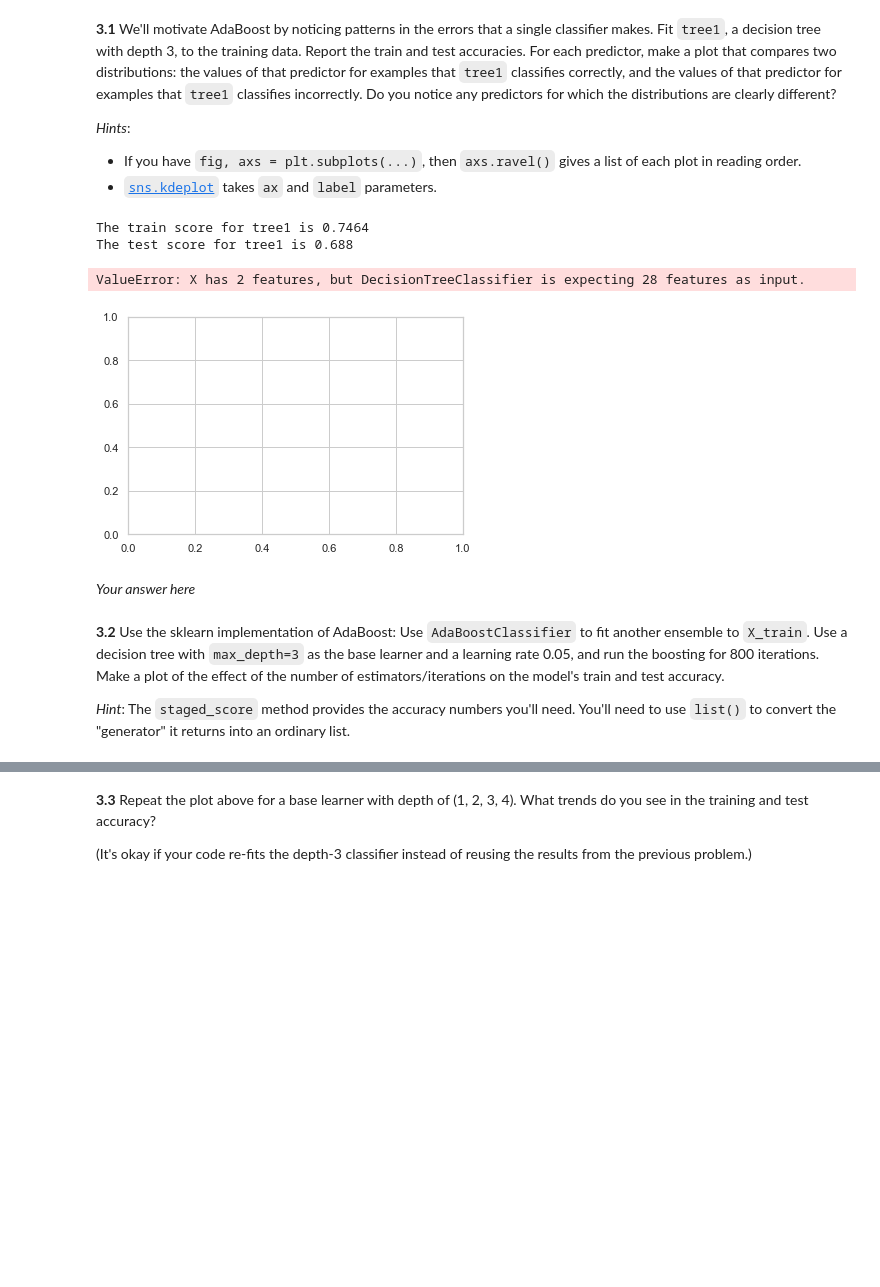
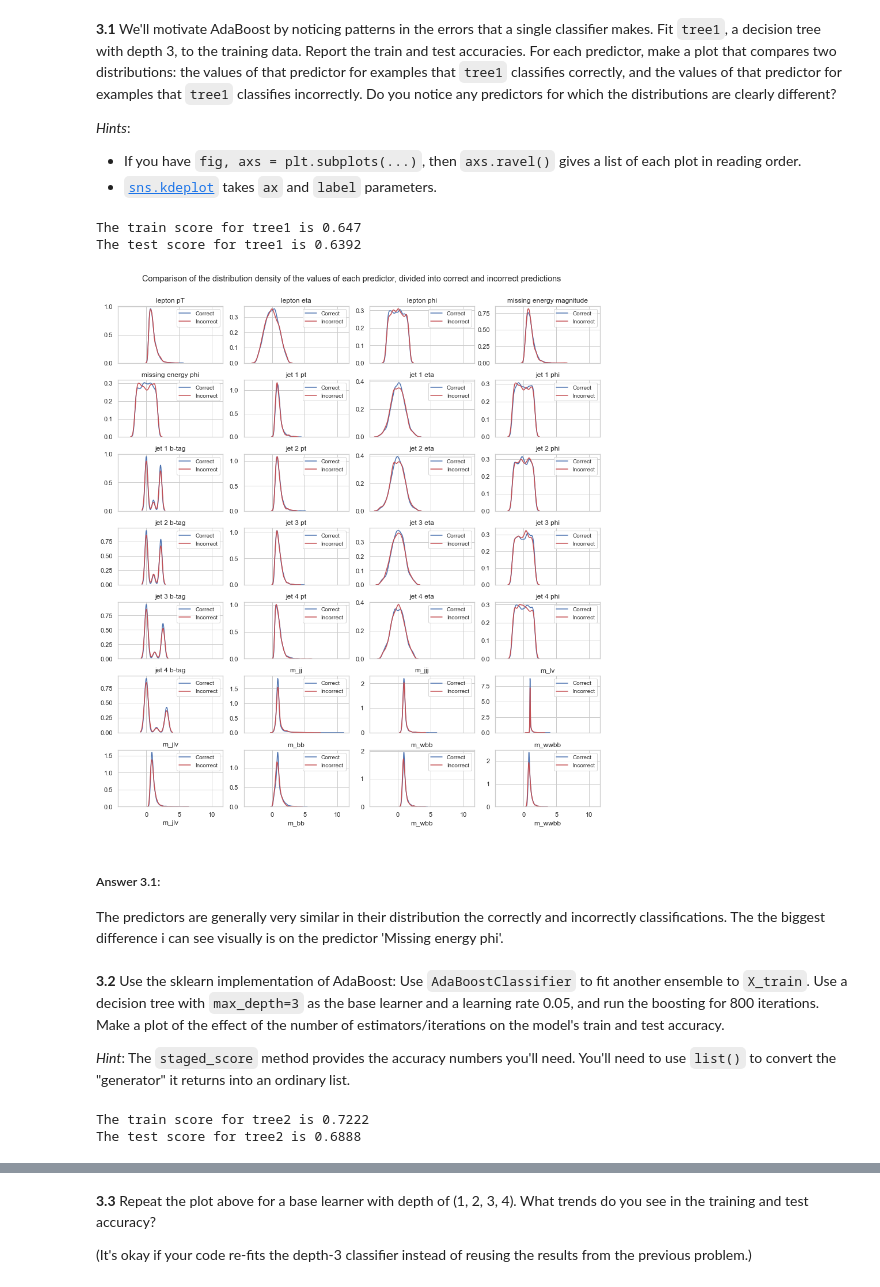
Before and after one commit to kkvalsvik/DataScience_cs109a_Harvard, a Jupyter notebook: cs_s109a_hw5.ipynb, the cells around one changed output, grey strips where cells are left out. Cells and saved outputs as stored; diff of their text form; code cells hidden in the pictures; blank space fills up the shorter version.

```diff
--- a/cs_s109a_hw5.ipynb
+++ b/cs_s109a_hw5.ipynb
@@ -428,45 +429,42 @@ Report the train and test accuracies. For each predictor, make a plot that compa
 - If you have `fig, axs = plt.subplots(...)`, then `axs.ravel()` gives a list of each plot in reading order.
 - [`sns.kdeplot`](https://seaborn.pydata.org/generated/seaborn.kdeplot.html) takes `ax` and `label` parameters.
 # %%
-    # må høre om det er lov å bruke adaBoostclassifier på dette tidspunktet..
-from sklearn.ensemble import AdaBoostClassifier
-tree1 = AdaBoostClassifier(
-    base_estimator = DecisionTreeClassifier(max_depth = 3),
-    algorithm = 'SAMME',
-#     n_estimators=100,
-#     learning_rate=0.01
-)
-
-tree1.fit(X_train,y_train)
-
+tree1 = DecisionTreeClassifier(max_depth = 3).fit(X_train,y_train)
 print(f'The train score for tree1 is {accuracy_score(y_train, tree1.predict(X_train))}')
 print(f'The test score for tree1 is {accuracy_score(y_test, tree1.predict(X_test))}')
 # %% [output]
-The train score for tree1 is 0.7464
-The test score for tree1 is 0.688
+The train score for tree1 is 0.647
+The test score for tree1 is 0.6392
-# %%
-# For each predictor, make a plot that compares two distributions: the values of that predictor for examples that
-# tree1 classifies correctly, and the values of that predictor for examples that tree1 classifies incorrectly.
-#Do you notice any predictors for which the distributions are clearly different?
-# Hints:
-# If you have fig, axs = plt.subplots(...), then axs.ravel() gives a list of each plot in reading order.
-# sns.kdeplot takes ax and label parameters.
-N=100
-fig, ax = plt.subplots()
-
-x_min, x_max = X_test[:, 0].min() , X_test[:, 0].max()
-y_min, y_max = X_test[:, 1].min() , X_test[:, 1].max()
-xx, yy = np.meshgrid( np.linspace(x_min, x_max, N), np.linspace(y_min, y_max, N))
-Z = tree1.predict(np.c_[xx.ravel(), yy.ravel()])  #for å få mesh format på det.
-# sns.kdeplot(Z[:, 0, 0])
-# ax.contourf(xx, yy, Z,cmap=cmap,alpha=0.4)
-# ax.scatter(X[:,0],X[:,1], c = y, cmap = cm_bright, s = scatter_weights * 40, edgecolors='k',label = f'Stump {counter}')
-# ax.legend(fontsize=16)
-# %% [output]
-ValueError: X has 2 features, but DecisionTreeClassifier is expecting 28 features as input.
-[figure, removed]
-# %% [markdown]
-*Your answer here*
+# %%
+import matplotlib.pyplot as plt
+import numpy as np
+# Creating df for correct and incorrect prediction:
+X_trainDF = pd.DataFrame(X_train, columns=data_train.columns[0:28])
+X_testDF = pd.DataFrame(X_test, columns=data_test.columns[0:28])
+correct = X_testDF[tree1.predict(X_testDF)==y_test]
+Notcorrect = X_testDF[tree1.predict(X_testDF)!=y_test]
+
+# Plotting:
+fig, axs = plt.subplots(nrows=7, ncols=4,figsize=(15,15), sharex=True)
+ax = axs.ravel()
+
+fig.suptitle('Comparison of the distribution density of the values of each predictor, divided into correct and incorrect predictions')
+predictors = data_train.columns.tolist()[0:28]
+
+for i, predictor in enumerate(predictors):
+    sns.kdeplot(correct.loc[:,predictor], color='b', label='Correct', ax=ax[i])
+    sns.kdeplot(Notcorrect.loc[:,predictor], color='r', label='Incorrect', ax=ax[i])
+for i in range(28):
+    ax[i].set_title(predictors[i])
+    ax[i].set_ylabel('')
+    ax[i].legend(prop={'size': 10})
+plt.subplots_adjust(top=0.93, hspace=0.3)
+plt.show()
+# %% [output]
+[figure, added]
+# %% [markdown]
+##### Answer 3.1:
+The predictors are generally very similar in their distribution the correctly and incorrectly classifications. The the biggest difference i can see visually is on the predictor 'Missing energy phi'.
 # %% [markdown]
 **3.2** Use the sklearn implementation of AdaBoost: Use `AdaBoostClassifier` to fit another ensemble to `X_train`. Use a decision tree with `max_depth=3` as the base learner and a learning rate 0.05, and run the boosting for 800 iterations. Make a plot of the effect of the number of estimators/iterations on the model's train and test accuracy.
 
@@ -484,5 +482,6 @@ tree2.fit(X_train,y_train)
 
 print(f'The train score for tree2 is {accuracy_score(y_train, tree2.predict(X_train))}')
 print(f'The test score for tree2 is {accuracy_score(y_test, tree2.predict(X_test))}')
-
-    # MAKE PLOT ALSO...
+# %% [output]
+The train score for tree2 is 0.7222
+The test score for tree2 is 0.6888
```
Also changed, not shown: parts of 29 cells of this notebook.
